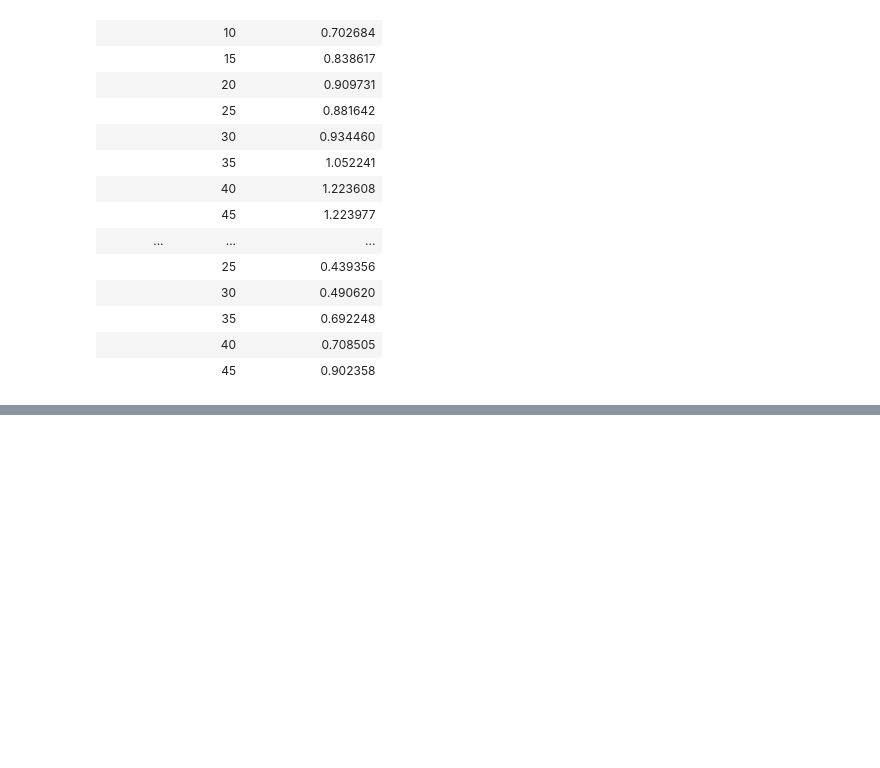
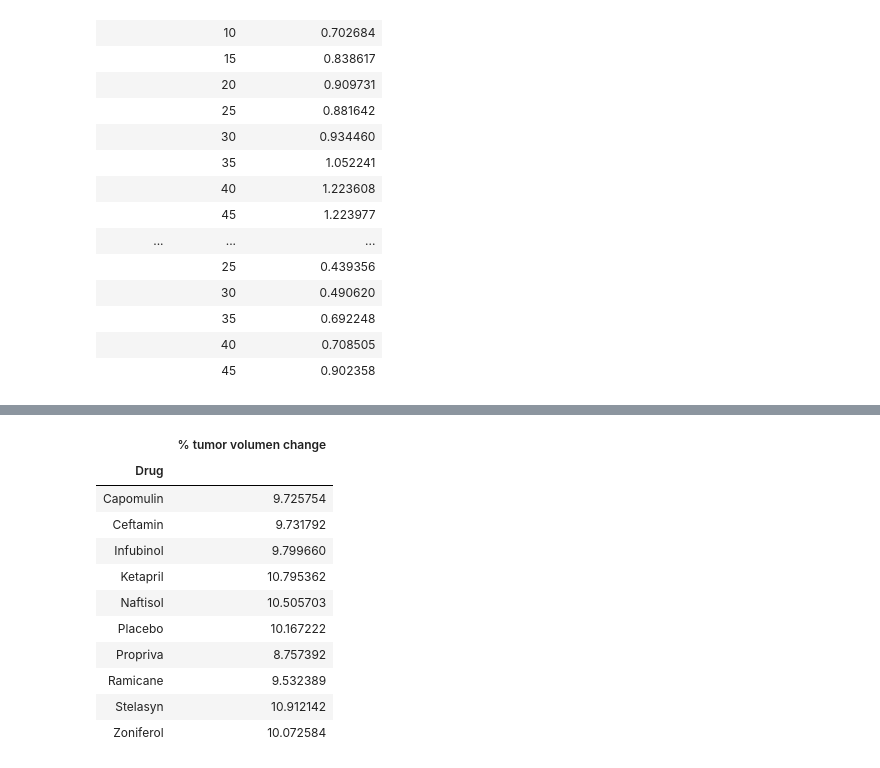
Before and after one commit to Pablo5653/matplotlib-challenge, a Jupyter notebook: HW.ipynb, the cells around one changed output, grey strips where cells are left out. Cells and saved outputs as stored; diff of their text form; code cells hidden in the pictures; blank space fills up the shorter version.

```diff
--- a/HW.ipynb
+++ b/HW.ipynb
@@ -283,0 +453,21 @@ plt.show()
+# %%
+percentage_tumor_vol_change = clinical_data_complete[["Drug","Timepoint","Tumor Volume (mm3)"]]
+percentage_tumor_vol_change["% tumor volumen change"] = (percentage_tumor_vol_change["Tumor Volume (mm3)"]/percentage_tumor_vol_change["Tumor Volume (mm3)"].sum())*100
+percentage_tumor_vol_change = percentage_tumor_vol_change[["Drug","% tumor volumen change"]]
+percentage_tumor_vol_change_gruop = percentage_tumor_vol_change.groupby("Drug")
+percentage_tumor_vol_change_gruop.sum()
+
+percentage_tumor_vol_change_gruop.sum()
+# %% [output]
+|  | % tumor volumen change |
+| Drug |  |
+| Capomulin | 9.725754 |
+| Ceftamin | 9.731792 |
+| Infubinol | 9.799660 |
+| Ketapril | 10.795362 |
+| Naftisol | 10.505703 |
+| Placebo | 10.167222 |
+| Propriva | 8.757392 |
+| Ramicane | 9.532389 |
+| Stelasyn | 10.912142 |
+| Zoniferol | 10.072584 |
```
Also changed, not shown: parts of 10 cells of this notebook.
